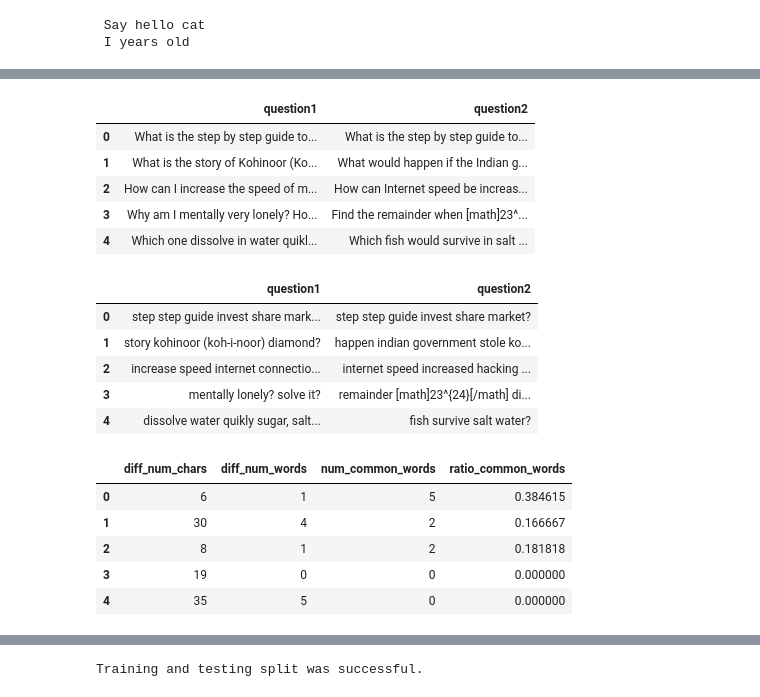
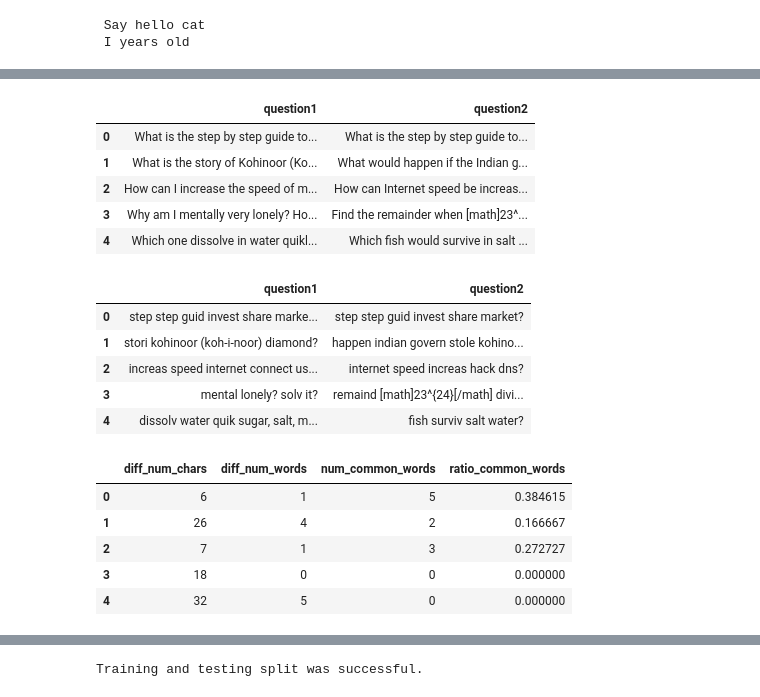
Before and after one commit to adammalpass/quora_duplicates, a Jupyter notebook: quora_duplicates.ipynb, the cells around one changed output, grey strips where cells are left out. Saved outputs shown, nothing was run; the diff lists cells and outputs as text; code cells hidden in the pictures.

```diff
--- a/quora_duplicates.ipynb
+++ b/quora_duplicates.ipynb
@@ -122,3 +123,20 @@ def to_lower_case(x):
         return x.lower()
     except:
         return None
+# %%
+#Reference - http://www.nltk.org/howto/stem.html
+
+stemmer = SnowballStemmer("english")
+
+def stem_words(x):
+    """Preprocess text to stem all words (e.g. remove plurals, verb ending, etc)"""
+    try:
+        original_words = x.split()
+        output = " "
+
+        for word in original_words:
+            output += stemmer.stem(word) + " "
+
+        return output[:-1]
+    except: #for the case of NaN entries
+        return None
@@ -125,30 +159,34 @@ def to_lower_case(x):
 # %%
 ### Data pre-processing ###
 
 display(features_raw.head())
 
 #Make all text lower case
 features_raw["question1"] = features_raw["question1"].apply(to_lower_case)
 features_raw["question2"] = features_raw["question2"].apply(to_lower_case)
 
 #Remove stopwords
 features_raw["question1"] = features_raw["question1"].apply(remove_stop_words)
 features_raw["question2"] = features_raw["question2"].apply(remove_stop_words)
 
+#Stem all words
+features_raw["question1"] = features_raw["question1"].apply(stem_words)
+features_raw["question2"] = features_raw["question2"].apply(stem_words)
+
 display(features_raw.head())
 # %% [output]
 |  | question1 | question2 |
 | 0 | What is the step by step guide to... | What is the step by step guide to... |
 | 1 | What is the story of Kohinoor (Ko... | What would happen if the Indian g... |
 | 2 | How can I increase the speed of m... | How can Internet speed be increas... |
 | 3 | Why am I mentally very lonely? Ho... | Find the remainder when [math]23^... |
 | 4 | Which one dissolve in water quikl... | Which fish would survive in salt ... |
 |  | question1 | question2 |
-| 0 | step step guide invest share mark... | step step guide invest share market? |
-| 1 | story kohinoor (koh-i-noor) diamond? | happen indian government stole ko... |
-| 2 | increase speed internet connectio... | internet speed increased hacking ... |
-| 3 | mentally lonely? solve it? | remainder [math]23^{24}[/math] di... |
-| 4 | dissolve water quikly sugar, salt... | fish survive salt water? |
+| 0 | step step guid invest share marke... | step step guid invest share market? |
+| 1 | stori kohinoor (koh-i-noor) diamond? | happen indian govern stole kohino... |
+| 2 | increas speed internet connect us... | internet speed increas hack dns? |
+| 3 | mental lonely? solv it? | remaind [math]23^{24}[/math] divi... |
+| 4 | dissolv water quik sugar, salt, m... | fish surviv salt water? |
 # %%
 def diff_num_chars(x):
     """Create new feature - return the absolute difference in length of both questions, in terms of total number of chars"""
@@ -208,10 +246,10 @@ display(features.head())
 # %% [output]
 |  | diff_num_chars | diff_num_words | num_common_words | ratio_common_words |
 | 0 | 6 | 1 | 5 | 0.384615 |
-| 1 | 30 | 4 | 2 | 0.166667 |
-| 2 | 8 | 1 | 2 | 0.181818 |
-| 3 | 19 | 0 | 0 | 0.000000 |
-| 4 | 35 | 5 | 0 | 0.000000 |
+| 1 | 26 | 4 | 2 | 0.166667 |
+| 2 | 7 | 1 | 3 | 0.272727 |
+| 3 | 18 | 0 | 0 | 0.000000 |
+| 4 | 32 | 5 | 0 | 0.000000 |
 # %%
 from sklearn import preprocessing
 
```
Also changed, not shown: parts of 11 cells of this notebook.
